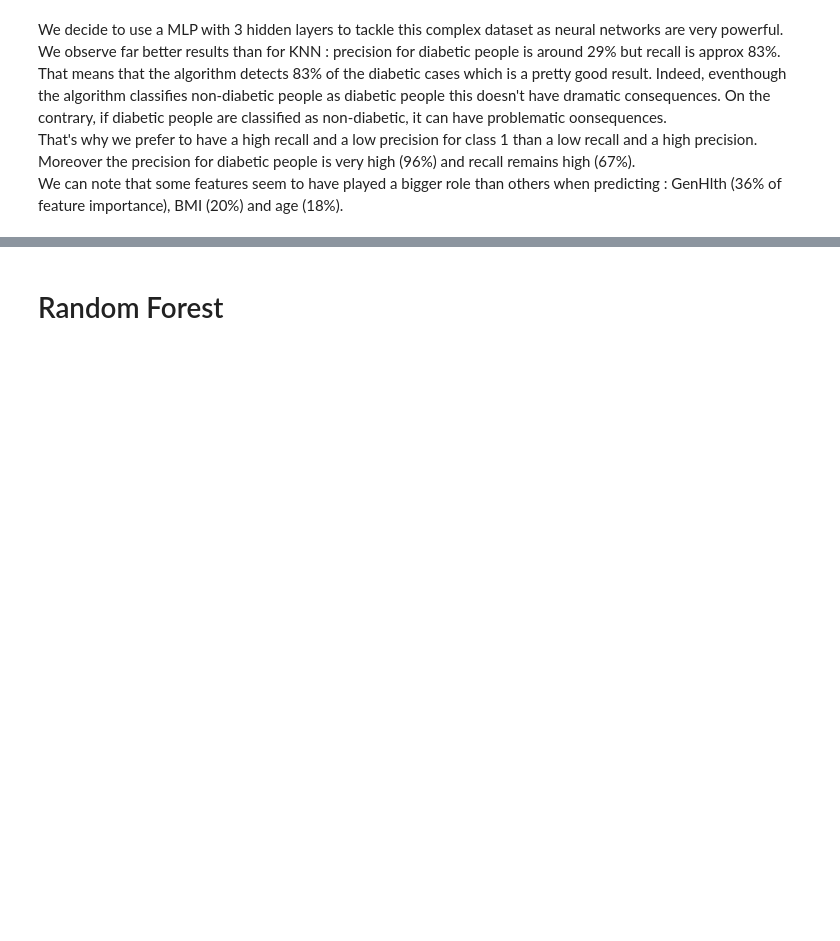
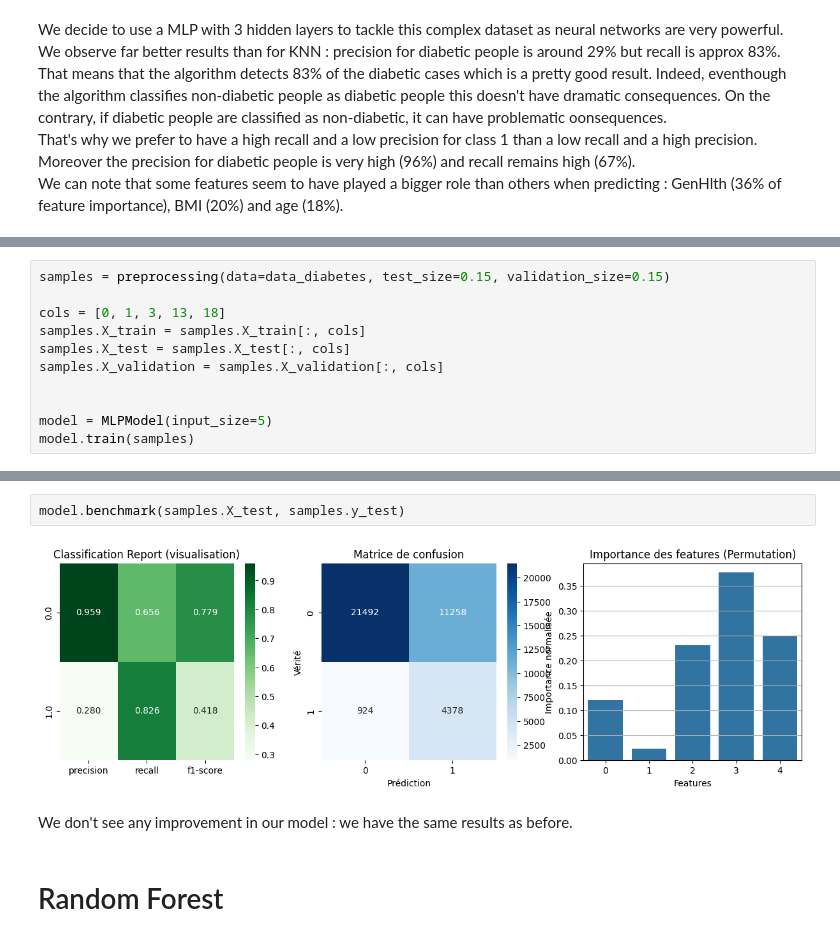
Before and after one commit to RemiBBX/ml-diabetes-spam-prediction, a Jupyter notebook: Diabetes_Visualisation_ML.ipynb, the cells around one changed output, grey strips where cells are left out. Cells and saved outputs as stored; diff of their text form; blank space fills up the shorter version.

```diff
--- a/Diabetes_Visualisation_ML.ipynb
+++ b/Diabetes_Visualisation_ML.ipynb
@@ -163,0 +183,11 @@ We can note that some features seem to have played a bigger role than others whe
+# %%
+samples = preprocessing(data=data_diabetes, test_size=0.15, validation_size=0.15)
+
+cols = [0, 1, 3, 13, 18]
+samples.X_train = samples.X_train[:, cols]
+samples.X_test = samples.X_test[:, cols]
+samples.X_validation = samples.X_validation[:, cols]
+
+
+model = MLPModel(input_size=5)
+model.train(samples)
@@ -164,3 +212,9 @@ We can note that some features seem to have played a bigger role than others whe
+# %%
+model.benchmark(samples.X_test, samples.y_test)
+# %% [output]
+[figure, added]
+# %% [markdown]
+We don't see any improvement in our model : we have the same results as before.
 # %% [markdown]
 # Random Forest
 # %%
```
Also changed, not shown: parts of 15 cells of this notebook.
